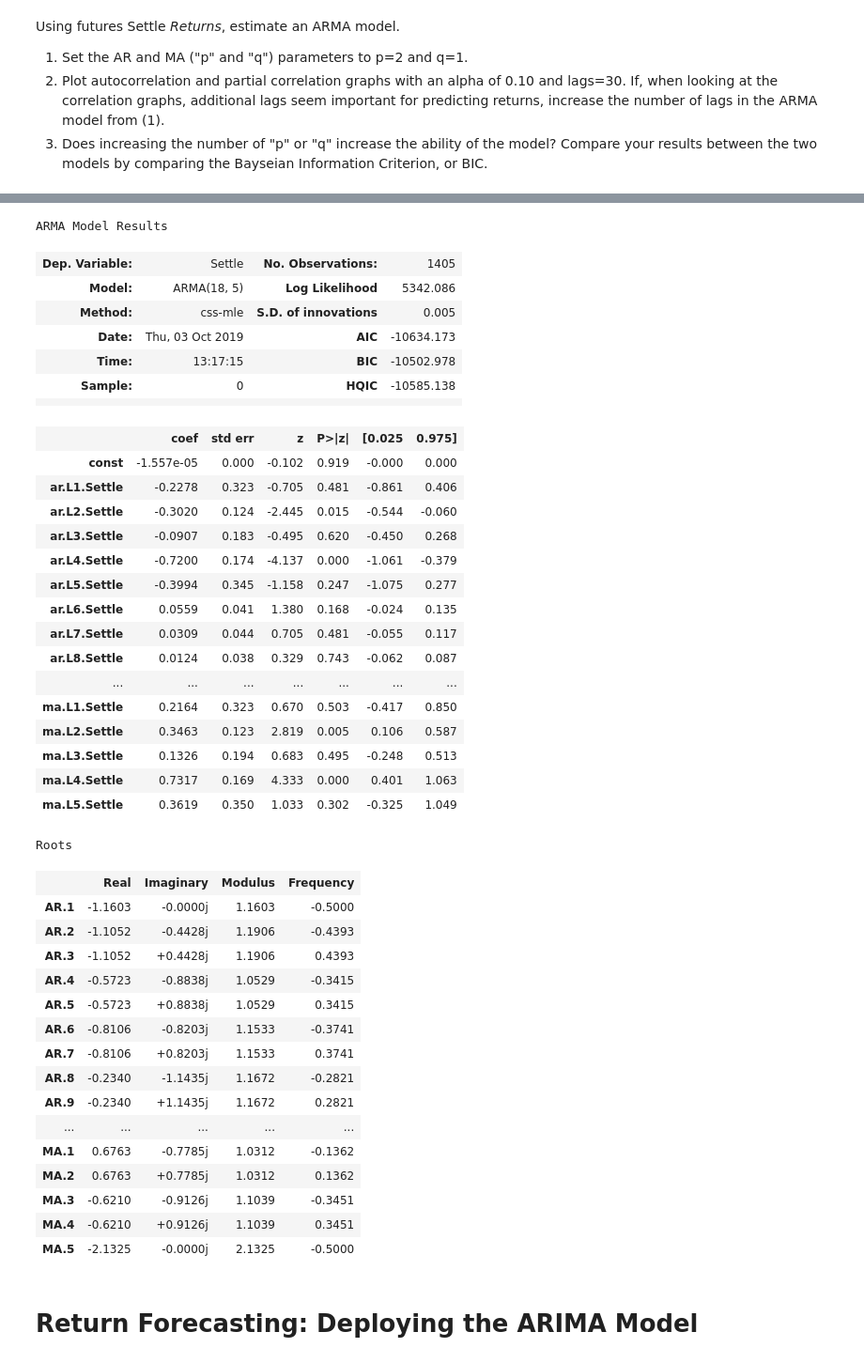
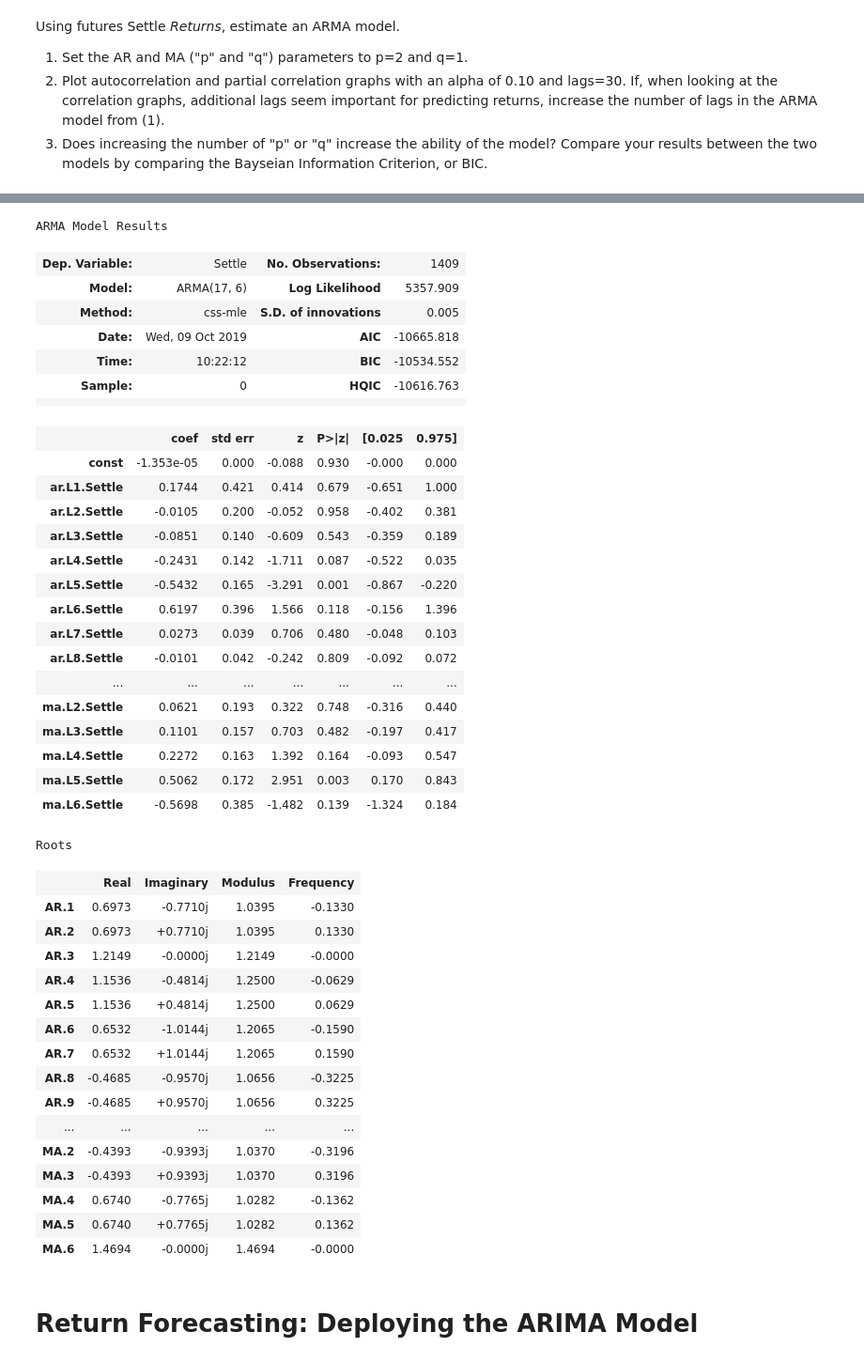
Before and after one commit to joshmiller32/Time_Series_Analysis_Japanese_Yen, a Jupyter notebook: time_series_analysis.ipynb, the cells around one changed output, grey strips where cells are left out. Shown at 94% size. Drawn from its saved outputs; the diff is of its cells as text; code cells hidden in the pictures.

```diff
--- a/time_series_analysis.ipynb
+++ b/time_series_analysis.ipynb
@@ -312,54 +312,54 @@ plot_pacf(df, alpha = 0.10, lags = 30, zero = False)
 # %%
-autoregressive_count = 18
-moving_average_window = 5
+autoregressive_count = 17
+moving_average_window = 6
 
 # Esimate your model based on your interpretation of the autocorrelation/partial autocorrelation plots:
 model = ARMA(df, order =(autoregressive_count, moving_average_window))
 results = model.fit()
 # Review model summary results:
 results.summary()
 # %% [output]
 ARMA Model Results
-| Dep. Variable: | Settle | No. Observations: | 1405 |
-| Model: | ARMA(18, 5) | Log Likelihood | 5342.086 |
+| Dep. Variable: | Settle | No. Observations: | 1409 |
+| Model: | ARMA(17, 6) | Log Likelihood | 5357.909 |
 | Method: | css-mle | S.D. of innovations | 0.005 |
-| Date: | Thu, 03 Oct 2019 | AIC | -10634.173 |
-| Time: | 13:17:15 | BIC | -10502.978 |
-| Sample: | 0 | HQIC | -10585.138 |
+| Date: | Wed, 09 Oct 2019 | AIC | -10665.818 |
+| Time: | 10:22:12 | BIC | -10534.552 |
+| Sample: | 0 | HQIC | -10616.763 |
 |  |  |  |  |
 |  | coef | std err | z | P>|z| | [0.025 | 0.975] |
-| const | -1.557e-05 | 0.000 | -0.102 | 0.919 | -0.000 | 0.000 |
-| ar.L1.Settle | -0.2278 | 0.323 | -0.705 | 0.481 | -0.861 | 0.406 |
-| ar.L2.Settle | -0.3020 | 0.124 | -2.445 | 0.015 | -0.544 | -0.060 |
-| ar.L3.Settle | -0.0907 | 0.183 | -0.495 | 0.620 | -0.450 | 0.268 |
-| ar.L4.Settle | -0.7200 | 0.174 | -4.137 | 0.000 | -1.061 | -0.379 |
-| ar.L5.Settle | -0.3994 | 0.345 | -1.158 | 0.247 | -1.075 | 0.277 |
-| ar.L6.Settle | 0.0559 | 0.041 | 1.380 | 0.168 | -0.024 | 0.135 |
-| ar.L7.Settle | 0.0309 | 0.044 | 0.705 | 0.481 | -0.055 | 0.117 |
-| ar.L8.Settle | 0.0124 | 0.038 | 0.329 | 0.743 | -0.062 | 0.087 |
+| const | -1.353e-05 | 0.000 | -0.088 | 0.930 | -0.000 | 0.000 |
+| ar.L1.Settle | 0.1744 | 0.421 | 0.414 | 0.679 | -0.651 | 1.000 |
+| ar.L2.Settle | -0.0105 | 0.200 | -0.052 | 0.958 | -0.402 | 0.381 |
+| ar.L3.Settle | -0.0851 | 0.140 | -0.609 | 0.543 | -0.359 | 0.189 |
+| ar.L4.Settle | -0.2431 | 0.142 | -1.711 | 0.087 | -0.522 | 0.035 |
+| ar.L5.Settle | -0.5432 | 0.165 | -3.291 | 0.001 | -0.867 | -0.220 |
+| ar.L6.Settle | 0.6197 | 0.396 | 1.566 | 0.118 | -0.156 | 1.396 |
+| ar.L7.Settle | 0.0273 | 0.039 | 0.706 | 0.480 | -0.048 | 0.103 |
+| ar.L8.Settle | -0.0101 | 0.042 | -0.242 | 0.809 | -0.092 | 0.072 |
 | ... | ... | ... | ... | ... | ... | ... |
-| ma.L1.Settle | 0.2164 | 0.323 | 0.670 | 0.503 | -0.417 | 0.850 |
-| ma.L2.Settle | 0.3463 | 0.123 | 2.819 | 0.005 | 0.106 | 0.587 |
-| ma.L3.Settle | 0.1326 | 0.194 | 0.683 | 0.495 | -0.248 | 0.513 |
-| ma.L4.Settle | 0.7317 | 0.169 | 4.333 | 0.000 | 0.401 | 1.063 |
-| ma.L5.Settle | 0.3619 | 0.350 | 1.033 | 0.302 | -0.325 | 1.049 |
+| ma.L2.Settle | 0.0621 | 0.193 | 0.322 | 0.748 | -0.316 | 0.440 |
+| ma.L3.Settle | 0.1101 | 0.157 | 0.703 | 0.482 | -0.197 | 0.417 |
+| ma.L4.Settle | 0.2272 | 0.163 | 1.392 | 0.164 | -0.093 | 0.547 |
+| ma.L5.Settle | 0.5062 | 0.172 | 2.951 | 0.003 | 0.170 | 0.843 |
+| ma.L6.Settle | -0.5698 | 0.385 | -1.482 | 0.139 | -1.324 | 0.184 |
 Roots
 |  | Real | Imaginary | Modulus | Frequency |
-| AR.1 | -1.1603 | -0.0000j | 1.1603 | -0.5000 |
-| AR.2 | -1.1052 | -0.4428j | 1.1906 | -0.4393 |
-| AR.3 | -1.1052 | +0.4428j | 1.1906 | 0.4393 |
-| AR.4 | -0.5723 | -0.8838j | 1.0529 | -0.3415 |
-| AR.5 | -0.5723 | +0.8838j | 1.0529 | 0.3415 |
-| AR.6 | -0.8106 | -0.8203j | 1.1533 | -0.3741 |
-| AR.7 | -0.8106 | +0.8203j | 1.1533 | 0.3741 |
-| AR.8 | -0.2340 | -1.1435j | 1.1672 | -0.2821 |
-| AR.9 | -0.2340 | +1.1435j | 1.1672 | 0.2821 |
+| AR.1 | 0.6973 | -0.7710j | 1.0395 | -0.1330 |
+| AR.2 | 0.6973 | +0.7710j | 1.0395 | 0.1330 |
+| AR.3 | 1.2149 | -0.0000j | 1.2149 | -0.0000 |
+| AR.4 | 1.1536 | -0.4814j | 1.2500 | -0.0629 |
+| AR.5 | 1.1536 | +0.4814j | 1.2500 | 0.0629 |
+| AR.6 | 0.6532 | -1.0144j | 1.2065 | -0.1590 |
+| AR.7 | 0.6532 | +1.0144j | 1.2065 | 0.1590 |
+| AR.8 | -0.4685 | -0.9570j | 1.0656 | -0.3225 |
+| AR.9 | -0.4685 | +0.9570j | 1.0656 | 0.3225 |
 | ... | ... | ... | ... | ... |
-| MA.1 | 0.6763 | -0.7785j | 1.0312 | -0.1362 |
-| MA.2 | 0.6763 | +0.7785j | 1.0312 | 0.1362 |
-| MA.3 | -0.6210 | -0.9126j | 1.1039 | -0.3451 |
-| MA.4 | -0.6210 | +0.9126j | 1.1039 | 0.3451 |
-| MA.5 | -2.1325 | -0.0000j | 2.1325 | -0.5000 |
+| MA.2 | -0.4393 | -0.9393j | 1.0370 | -0.3196 |
+| MA.3 | -0.4393 | +0.9393j | 1.0370 | 0.3196 |
+| MA.4 | 0.6740 | -0.7765j | 1.0282 | -0.1362 |
+| MA.5 | 0.6740 | +0.7765j | 1.0282 | 0.1362 |
+| MA.6 | 1.4694 | -0.0000j | 1.4694 | -0.0000 |
 # %% [markdown]
  # Return Forecasting: Deploying the ARIMA Model
 # %% [markdown]
```
Also changed, not shown: parts of 22 cells of this notebook, 13 other files.
